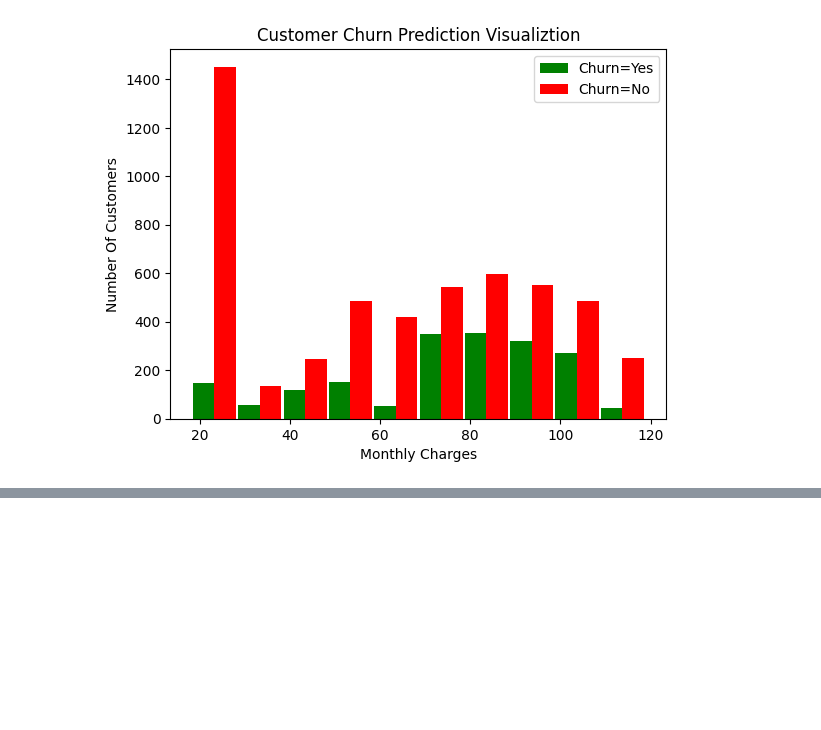
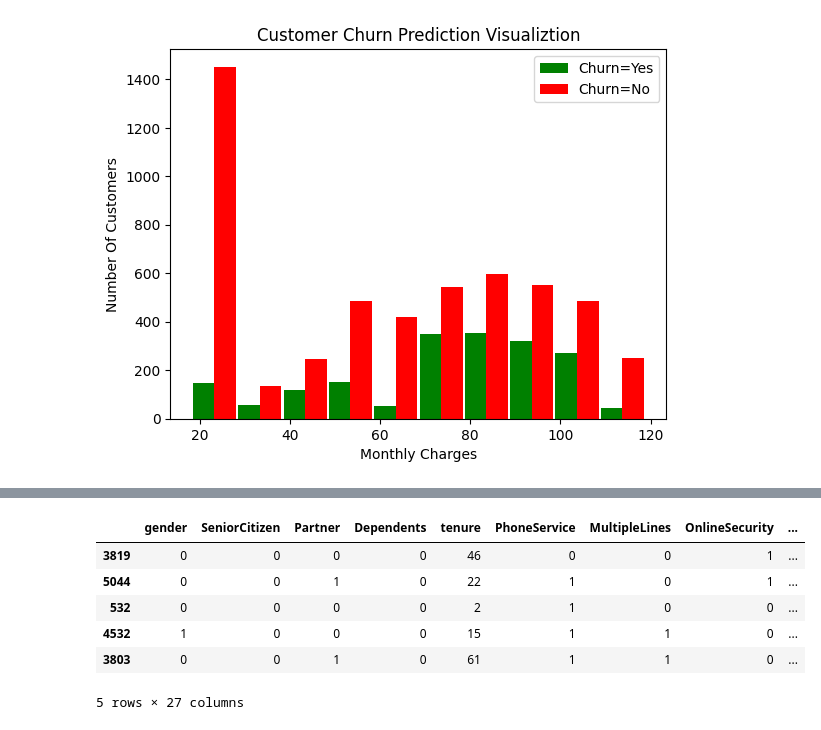
Before and after one commit to darshil929/deep-learning, a Jupyter notebook: customer-churn-prediction/customer_churn_prediction.ipynb, the cells around one changed output, grey strips where cells are left out. Saved outputs shown, nothing was run; the diff lists cells and outputs as text; code cells hidden in the pictures; blank space fills up the shorter version.

Commit message:
data cleaning and encoding done

```diff
--- a/customer-churn-prediction/customer_churn_prediction.ipynb
+++ b/customer-churn-prediction/customer_churn_prediction.ipynb
@@ -140,0 +166,3 @@ plt.legend()
+# %%
+df1.replace('No internet service','No',inplace=True)
+df1.replace('No phone service','No',inplace=True)
@@ -140,0 +198,5 @@ plt.legend()
+# %%
+yes_no_columns = ['Partner','Dependents','PhoneService','MultipleLines','OnlineSecurity','OnlineBackup',
+                  'DeviceProtection','TechSupport','StreamingTV','StreamingMovies','PaperlessBilling','Churn']
+for col in yes_no_columns:
+    df1[col].replace({'Yes': 1,'No': 0},inplace=True)
@@ -140,0 +229,3 @@ plt.legend()
+# %%
+df1['gender'].replace({'Female':1,'Male':0},inplace=True)
+df1.gender.unique()
@@ -140,0 +238,3 @@ plt.legend()
+# %%
+df2 = pd.get_dummies(data=df1, columns=['InternetService','Contract','PaymentMethod'])
+df2.columns
@@ -140,0 +252,10 @@ plt.legend()
+# %%
+df2.sample(5)
+# %% [output]
+|  | gender | SeniorCitizen | Partner | Dependents | tenure | PhoneService | MultipleLines | OnlineSecurity | ... |
+| 3819 | 0 | 0 | 0 | 0 | 46 | 0 | 0 | 1 | ... |
+| 5044 | 0 | 0 | 1 | 0 | 22 | 1 | 0 | 1 | ... |
+| 532 | 0 | 0 | 0 | 0 | 2 | 1 | 0 | 0 | ... |
+| 4532 | 1 | 0 | 0 | 0 | 15 | 1 | 1 | 0 | ... |
+| 3803 | 0 | 0 | 1 | 0 | 61 | 1 | 1 | 0 | ... |
+5 rows × 27 columns
```
Also changed, not shown: parts of 9 cells of this notebook.
